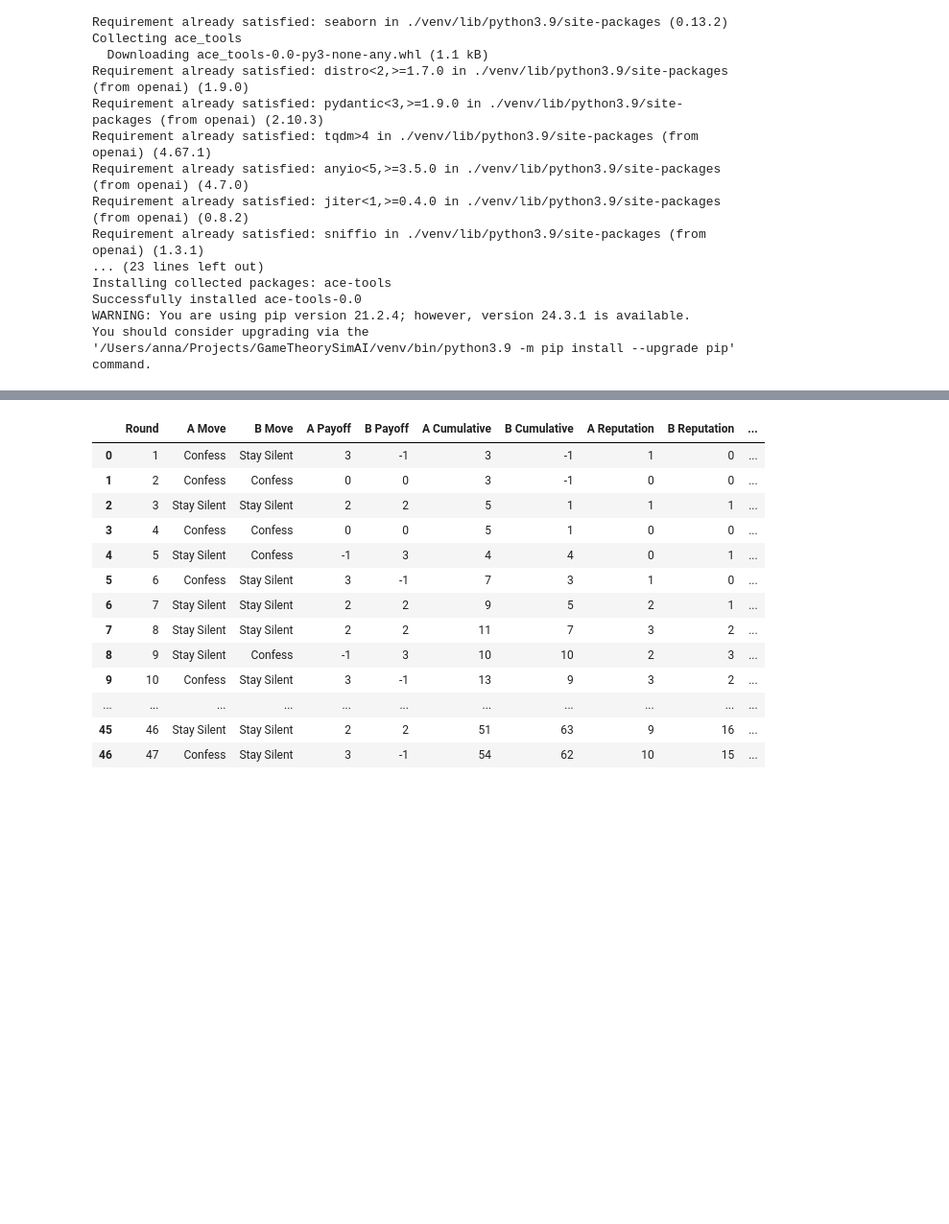
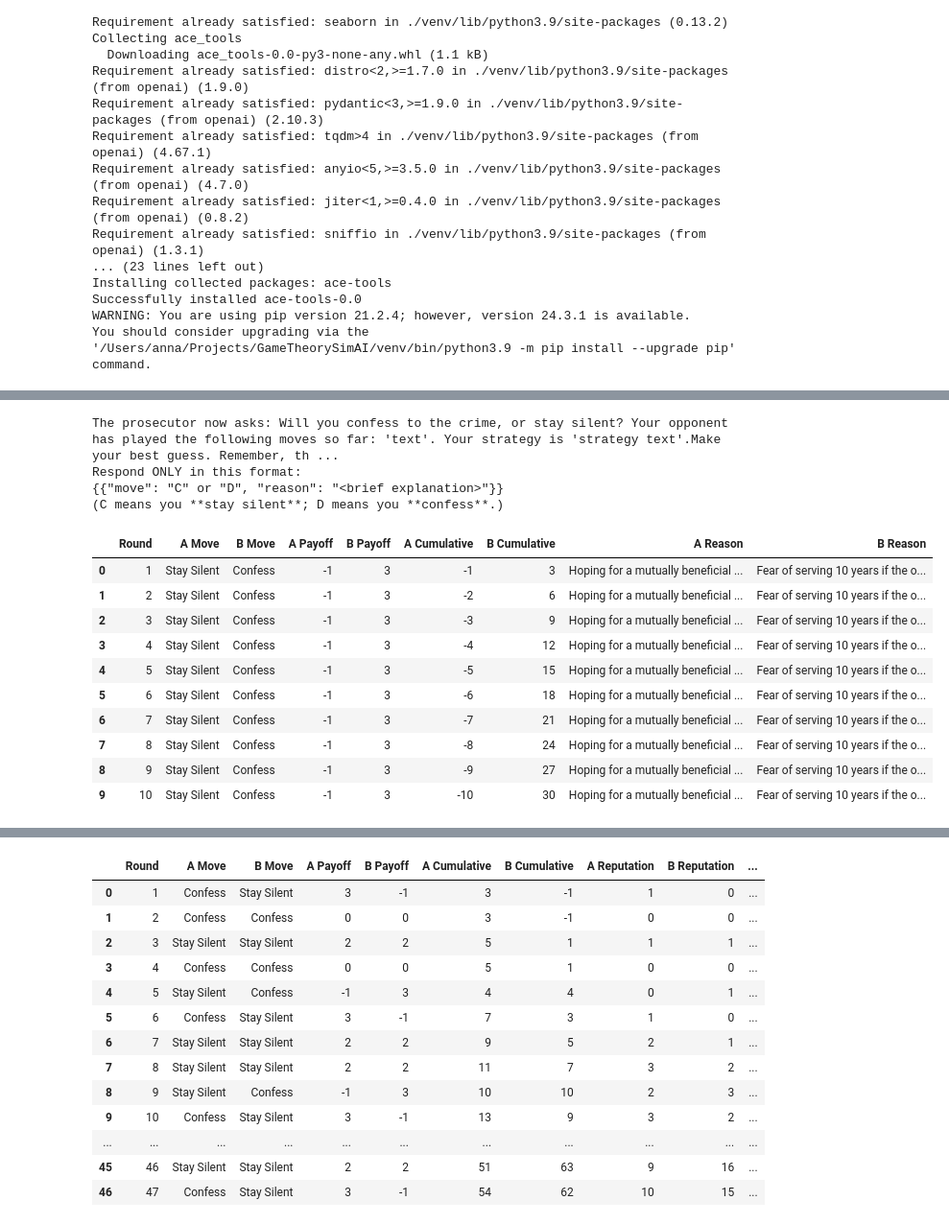
Before and after one commit to moodlep/apart_gf_hackathon, a Jupyter notebook: IterrativePrisonersDilemma_colab.ipynb, the cells around one changed output, grey strips where cells are left out. Shown at 96% size. Drawn from its saved outputs; the diff is of its cells as text; code cells hidden in the pictures; blank space fills up the shorter version.

```diff
--- a/IterrativePrisonersDilemma_colab.ipynb
+++ b/IterrativePrisonersDilemma_colab.ipynb
@@ -112,5 +219,12 @@ Analyse the game of prisoners dilemma {history} and the strategy adopted {strate
 Suggest how the user should behave next - should they be more cooperative or deceptive?
 """
+# %%
+print(AGENT_PROMPT.format(perceived_history="text", strategy="strategy text")+AGENT_PROMPT_2)
+# %% [output]
+The prosecutor now asks: Will you confess to the crime, or stay silent? Your opponent has played the following moves so far: 'text'. Your strategy is 'strategy text'.Make your best guess. Remember, th ...
+Respond ONLY in this format:
+{{"move": "C" or "D", "reason": "<brief explanation>"}}
+(C means you **stay silent**; D means you **confess**.)
 # %%
 class Agent():
     def __init__(self, name, strategy="RND"):
@@ -247,38 +360,54 @@ def payoff(a_move, b_move):
 def run_asymmetry_simulation(num_rounds, noise_level=0.3):
 
     a = Agent("A", strategy="AC")
-    a.set_model_edits_autosteer("cooperative")
+    # a.set_model_edits_autosteer("cooperative")
+    a.set_model_edits(coop_features)
 
     b = Agent("B", strategy="AD")
-    b.set_model_edits_autosteer("deceptive")
+    # b.set_model_edits(coop_features)
+    # b.set_model_edits_autosteer("defection")
+    b.set_model_edits(def_features)
 
     a_score = 0
     b_score = 0
     history = []
 
     for round_number in range(1, num_rounds+1):
 
         a_move, a_reason = a.generate_game_response()
         b_move, b_reason = b.generate_game_response()
 
         a_pay, b_pay = payoff(a_move, b_move)
         a_score += a_pay
         b_score += b_pay
 
         history.append({
             "Round": round_number,
             "A Move": "Stay Silent" if a_move == "C" else "Confess",
             "B Move": "Stay Silent" if b_move == "C" else "Confess",
             "A Payoff": a_pay,
             "B Payoff": b_pay,
             "A Cumulative": a_score,
             "B Cumulative": b_score,
             "A Reason": a_reason,
             "B Reason": b_reason
         })
 
-    return pd.DataFrame(history)
+    return pd.DataFrame(history), a.game_history, b.game_history, a.log, b.log
 
 # Example Simulation
-num_rounds = 50  # Simulate 50 rounds as an example
-results_df_asymmetry = run_asymmetry_simulation(num_rounds, noise_level=0.4)
+num_rounds = 10  # Simulate 50 rounds as an example
+results_df_asymmetry, a_gh, b_gh, alogs, blogs = run_asymmetry_simulation(num_rounds, noise_level=0.4)
+results_df_asymmetry
+# %% [output]
+|  | Round | A Move | B Move | A Payoff | B Payoff | A Cumulative | B Cumulative | A Reason | B Reason |
+| 0 | 1 | Stay Silent | Confess | -1 | 3 | -1 | 3 | Hoping for a mutually beneficial ... | Fear of serving 10 years if the o... |
+| 1 | 2 | Stay Silent | Confess | -1 | 3 | -2 | 6 | Hoping for a mutually beneficial ... | Fear of serving 10 years if the o... |
+| 2 | 3 | Stay Silent | Confess | -1 | 3 | -3 | 9 | Hoping for a mutually beneficial ... | Fear of serving 10 years if the o... |
+| 3 | 4 | Stay Silent | Confess | -1 | 3 | -4 | 12 | Hoping for a mutually beneficial ... | Fear of serving 10 years if the o... |
+| 4 | 5 | Stay Silent | Confess | -1 | 3 | -5 | 15 | Hoping for a mutually beneficial ... | Fear of serving 10 years if the o... |
+| 5 | 6 | Stay Silent | Confess | -1 | 3 | -6 | 18 | Hoping for a mutually beneficial ... | Fear of serving 10 years if the o... |
+| 6 | 7 | Stay Silent | Confess | -1 | 3 | -7 | 21 | Hoping for a mutually beneficial ... | Fear of serving 10 years if the o... |
+| 7 | 8 | Stay Silent | Confess | -1 | 3 | -8 | 24 | Hoping for a mutually beneficial ... | Fear of serving 10 years if the o... |
+| 8 | 9 | Stay Silent | Confess | -1 | 3 | -9 | 27 | Hoping for a mutually beneficial ... | Fear of serving 10 years if the o... |
+| 9 | 10 | Stay Silent | Confess | -1 | 3 | -10 | 30 | Hoping for a mutually beneficial ... | Fear of serving 10 years if the o... |
```
Also changed, not shown: parts of 19 cells of this notebook.
